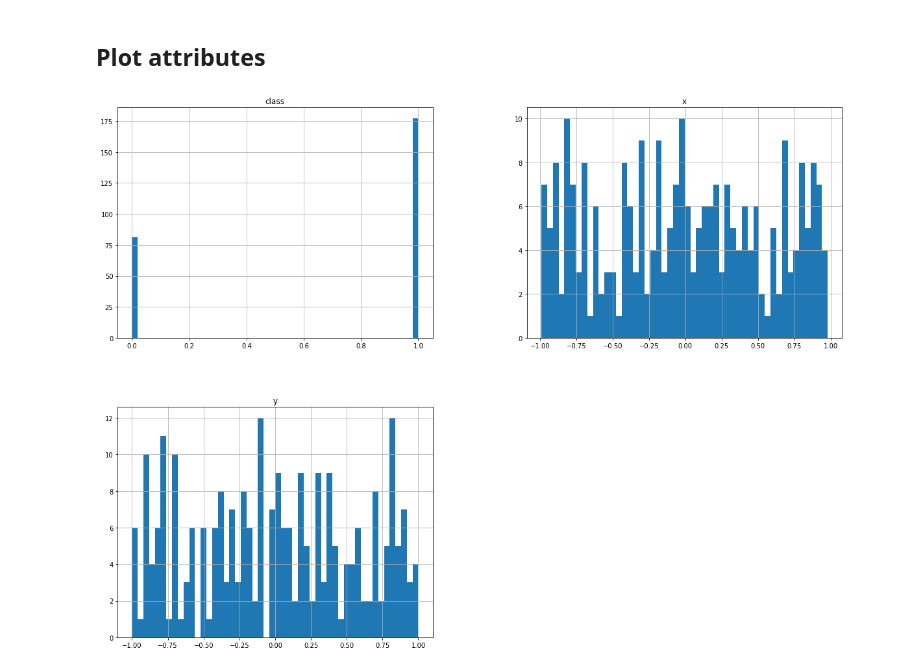
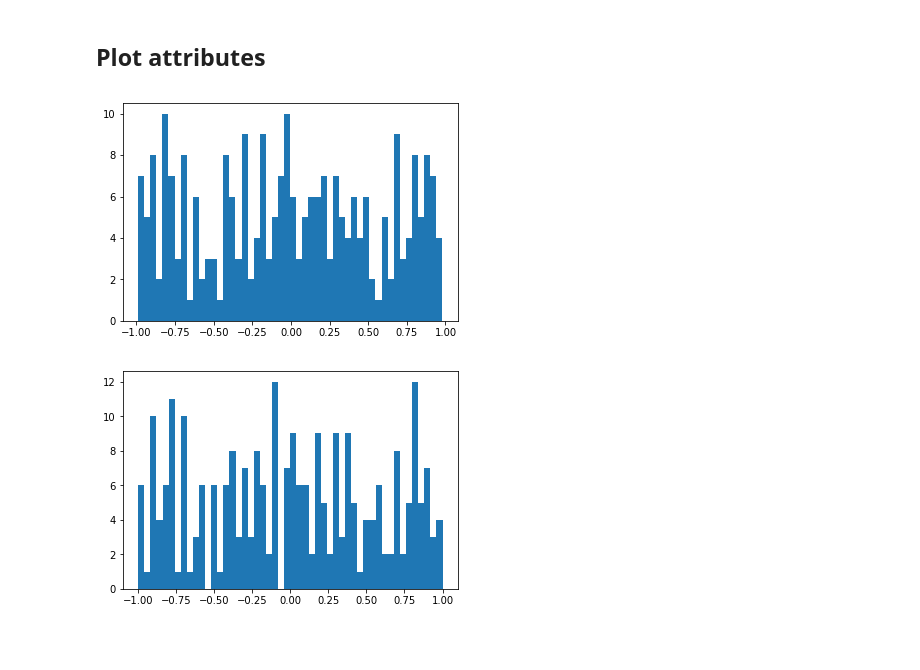
Before and after one commit to jhagelback/ml-sk, a Jupyter notebook: Circle.ipynb, the cells around one changed output. Cells and saved outputs as stored; diff of their text form; code cells hidden in the pictures; blank space fills up the shorter version.

```diff
--- a/Circle.ipynb
+++ b/Circle.ipynb
@@ -2,6 +2,7 @@
 <h2>Load data</h2>
 # %%
 from numpy import loadtxt
+from sklearn.utils import shuffle
 
 # load data
 import pandas as pd
@@ -15,11 +16,14 @@ Y = np_data[:,-1]
 # set seed to randomizer
 seed = 7
 
+# shuffle data
+X, Y = shuffle(X, Y, random_state=0)
+
 # Show min, max and range of attributes
 attr_min = X.min(0)
 attr_max = X.max(0)
 attr_range = attr_max - attr_min
-print(attr_min)
-print(attr_max)
-print(attr_range)
+print("Min value: {}".format(attr_min))
+print("Max value: {}".format(attr_max))
+print("Value range: {}".format(attr_range))
 # %% [output]
@@ -257,7 +261,10 @@ Confusion Matrix:
 # %%
 %matplotlib inline
 import matplotlib.pyplot as plt
-df.hist(bins=50, figsize=(20,15))
+plt.hist(X[:,0], bins=50)
 plt.show()
+plt.hist(X[:,1], bins=50)
+plt.show()
 # %% [output]
-[figure, old version]
+[figure, new version]
+[figure, added]
```
Also changed, not shown: parts of 4 cells of this notebook.
